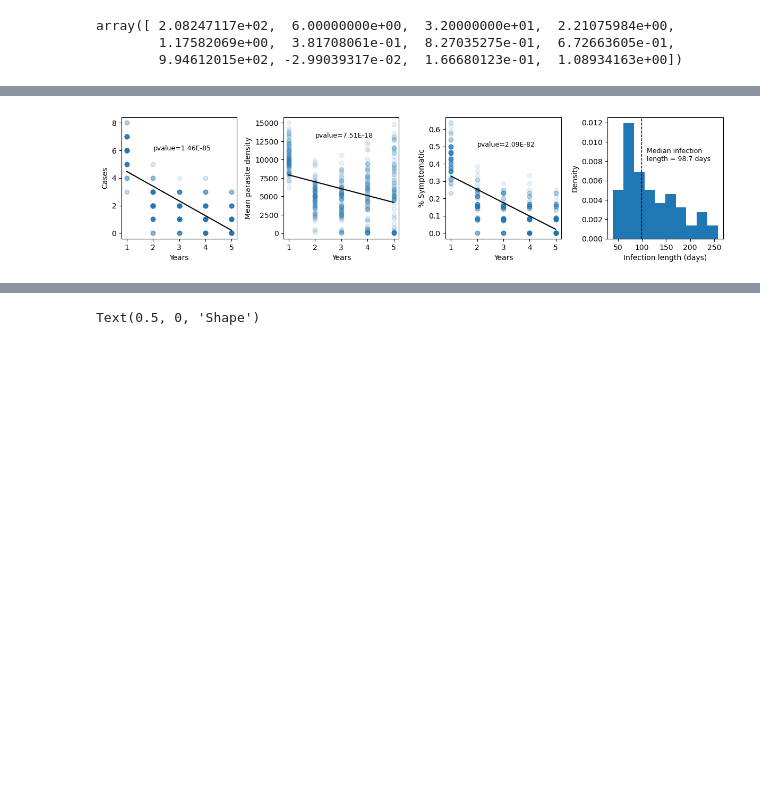
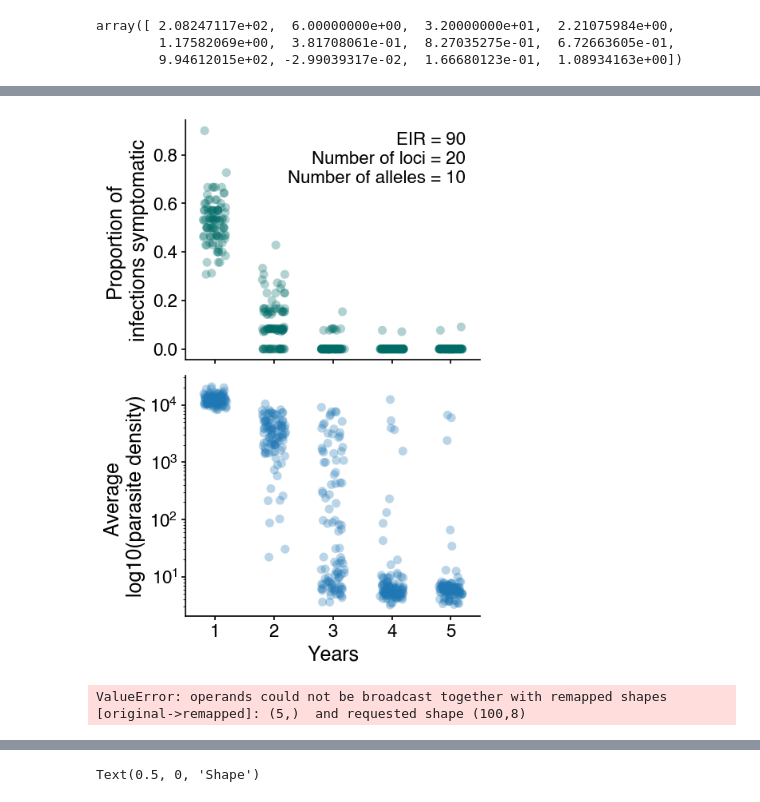
Before and after one commit to blab/pf-longitudinal, a Jupyter notebook: pf-tent/code/mechanistic.ipynb, the cells around one changed output, grey strips where cells are left out. Drawn from its saved outputs; the diff is of its cells as text; code cells hidden in the pictures; blank space fills up the shorter version.

```diff
--- a/pf-tent/code/mechanistic.ipynb
+++ b/pf-tent/code/mechanistic.ipynb
@@ -578,2 +588,2 @@ micro
 # %%
-pmatrix,imatrix,smatrix,malaria= simulate_person(y,eir,a,w,fever_arr,iEffect=0.05,iSkew=2,xh=0.5,growthrate=0.8,rscale=0.4,meroz=0.8)
+pmatrix,imatrix,smatrix,malaria,bites= simulate_person(y,eir,a,w,fever_arr,iEffect=0.05,iSkew=2,xh=0.5,growthrate=0.8,rscale=0.4,meroz=0.8)
@@ -580,16 +616,20 @@ pmatrix,imatrix,smatrix,malaria= simulate_person(y,eir,a,w,fever_arr,iEffect=0.0
 # %%
 colors = {0:"tab:blue", 1:"tab:orange", 2:"tab:green", 3:"tab:red", 4:"tab:purple", 5:"tab:brown", 6:"tab:pink",7:"tab:olive",8:"tab:grey",9:"tab:cyan"}
+nLoci, nBites = bites.shape
 
 fig, ax = plt.subplots(nrows=12, sharey=True, sharex=True, tight_layout=True, figsize=(16,32))
 ax[0].tick_params(axis='both', which='major', labelsize=14)
 ax[1].tick_params(axis='both', which='major', labelsize=14)
 ax[0].set_yscale('log')
 ax[0].plot(np.arange(y*365)/365, pmatrix[-1,:,:].sum(axis=0),color="black")
+ax[0].plot(bites[0,:]/365,np.repeat(0.0005,nBites),'^',color='grey')
+
 for strain in np.arange(a[-1]):
     iStrain = pmatrix[-1,strain,:]
     if np.sum(iStrain) > 1:
         ax[1].plot(np.arange(y*365)/365, iStrain, linewidth=2,color=colors[strain])
-ax[0].set_ylim(0.001,3000000)
+ax[1].plot(bites[0,:]/365,np.repeat(0.0005,nBites),'^',color='grey')
+ax[0].set_ylim(0.00028,3000000)
 ax[6].set_xlabel('Years',fontsize=16)
 ax[0].set_ylabel('Parasites/uL',fontsize=16)
 ax[0].set_title('Total parasite density')
@@ -600,6 +640,10 @@ for row in range(2,12):
     ax[row].set_ylabel('Parasites/uL',fontsize=16)
     other = [strain for strain in range(0,5) if strain != row-2]
     ax[row].plot(np.arange(y*365)/365, pmatrix[-1,row-2,:],linewidth=3,color=colors[row-2])
+    Abites = bites[0,bites[-1]==row-2]
+    ax[row].plot(Abites/365,np.repeat(0.0005,len(Abites)),'^',color='grey')
+
+
     #ax[row].vlines(x=np.asarray(visits)/365,ymin=0.001,ymax=100000,color="black",linestyle="dashed",linewidth=1)
 
     #for strain in other:
@@ -646,3 +699,5 @@ all_parasites, all_immunity, all_strains, all_malaria = simulate_cohort(n_people
+# %%
+all_parasites, all_immunity, all_strains, all_malaria, all_bites = simulate_cohort(100,y,90,a,w)
 # %%
 def plot_5years(outcomes,output=None):
     y_s = outcomes[14+(5*4):14+(5*5),:].flatten()
@@ -675,8 +764,26 @@ def plot_5years(outcomes,output=None):
+# %%
+mpl.rcParams['axes.spines.right'] = False
+mpl.rcParams['axes.spines.top'] = False
+mpl.rcParams['axes.labelsize'] = 18
+mpl.rcParams['axes.linewidth'] = 1.2
+mpl.rcParams['font.sans-serif'] = 'Helvetica'
+mpl.rcParams['xtick.labelsize'] = 16
+mpl.rcParams['ytick.labelsize'] = 16
+mpl.rcParams['xtick.major.width'] = 1.2
+mpl.rcParams['ytick.major.width'] = 1.2
+mpl.rcParams['figure.titleweight'] = 'bold'
+mpl.rcParams['figure.titlesize']= 25
+mpl.rcParams['legend.fontsize']=16
+mpl.rcParams['legend.title_fontsize']=25
 # %%
 outcomes = run_outcomes(all_parasites,all_strains,all_malaria,y,n_people,n_outcomes)
-plot_5years(outcomes,output='figs/pfMech_criteria.pdf')
+plot_5moreyears(outcomes,output='figs/pfMech_criteria.pdf')
 # %% [output]
-[figure, old version]
+[figure, new version]
+# %%
+plot_8years(outcomes)
+# %% [output]
+ValueError: operands could not be broadcast together with remapped shapes [original->remapped]: (5,)  and requested shape (100,8)
 # %%
 i
 # %%
```
Also changed, not shown: parts of 28 cells of this notebook, 8 other files.
